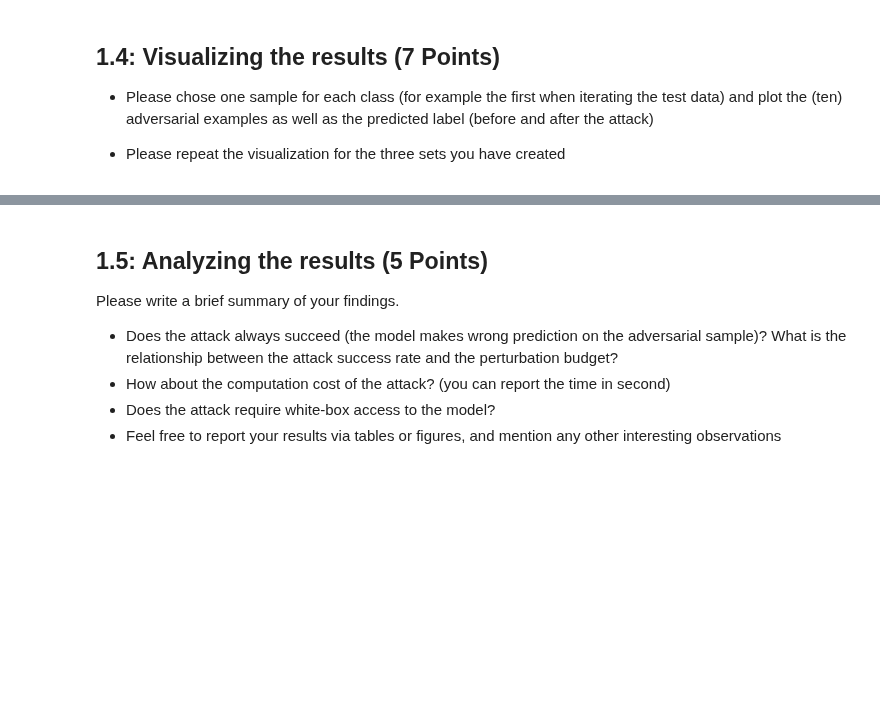
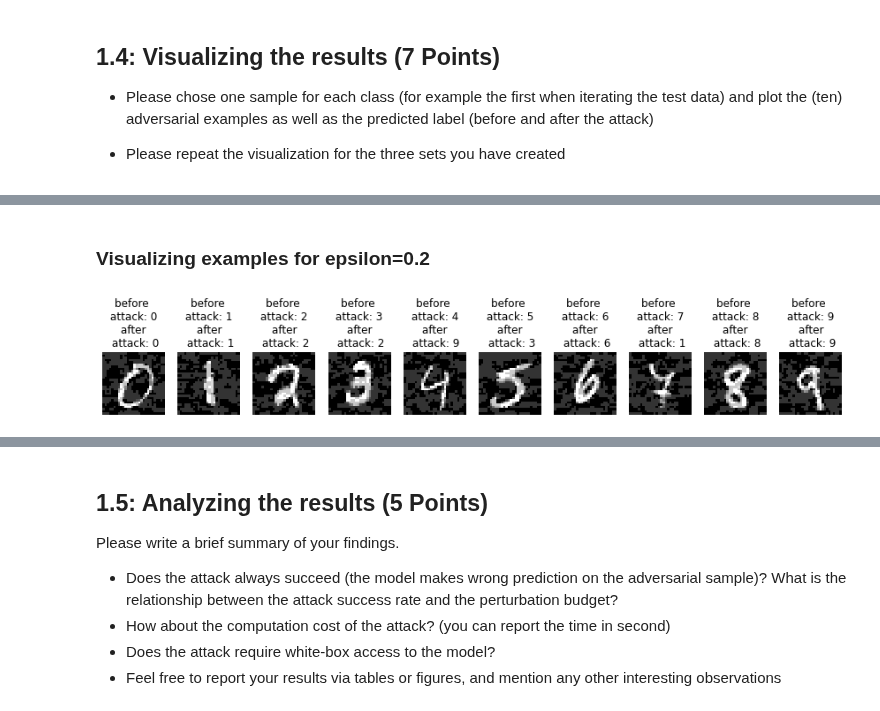
Before and after one commit to shahrukhx01/adversarial-ml-101, a Jupyter notebook: assignment2/shahrukh/2021_11_12_Task_02.ipynb.ipynb, the cells around one changed output, grey strips where cells are left out. Drawn from its saved outputs; the diff is of its cells as text; code cells hidden in the pictures; blank space fills up the shorter version.

```diff
--- a/assignment2/shahrukh/2021_11_12_Task_02.ipynb.ipynb
+++ b/assignment2/shahrukh/2021_11_12_Task_02.ipynb.ipynb
@@ -468,0 +511,6 @@ NameError: name 'images_ori' is not defined
+# %% [markdown]
+### Visualizing examples for epsilon=0.2
+# %%
+visualize_perturbed_samples(epsilon=0.2)
+# %% [output]
+[figure, added]
```
Also changed, not shown: parts of 10 cells of this notebook.
